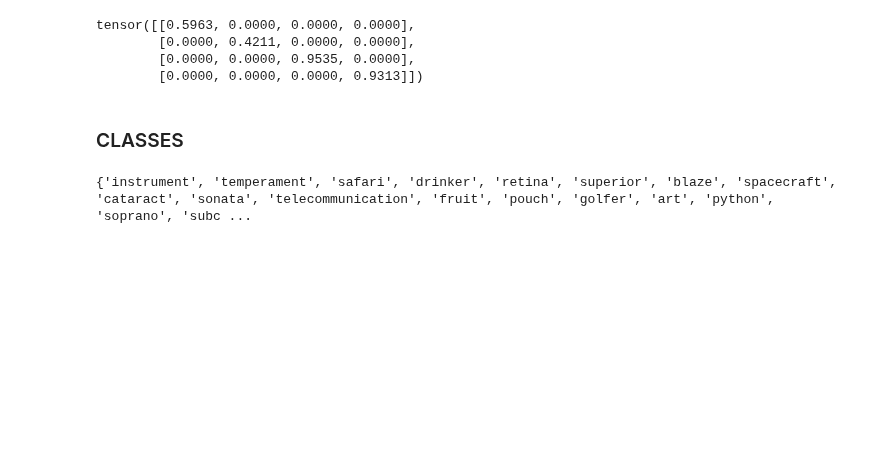
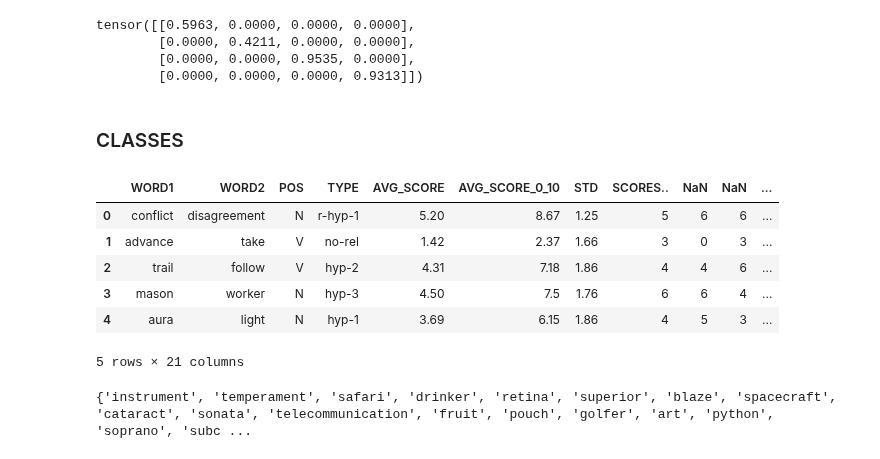
Before and after one commit to roritol/Bachelor-thesis, a Jupyter notebook: jupyter_notebook/Pipeline_Bert_Baroni.ipynb, the cells around one changed output. Cells and saved outputs as stored; diff of their text form; code cells hidden in the pictures; blank space fills up the shorter version.

```diff
--- a/jupyter_notebook/Pipeline_Bert_Baroni.ipynb
+++ b/jupyter_notebook/Pipeline_Bert_Baroni.ipynb
@@ -103,6 +103,30 @@ def cosine_similarity(a, b):
     cosine_similarity = nominator / denominator
 
     return cosine_similarity
+# %%
+file = "../Data/hyperlex-data/hyperlex-all.txt"
+
+results = []
+with open(file) as f:
+    line = f.readline()
+    while line:
+        results.append(line.strip().split(" "))
+        line = f.readline()
+f.close()
+
+HyperLex = pd.DataFrame(results)
+HyperLex.columns = HyperLex.iloc[0]
+HyperLex = HyperLex.iloc[1:].reset_index(drop=True)
+
+HyperLex.head()
+# %% [output]
+|  | WORD1 | WORD2 | POS | TYPE | AVG_SCORE | AVG_SCORE_0_10 | STD | SCORES.. | NaN | NaN | ... |
+| 0 | conflict | disagreement | N | r-hyp-1 | 5.20 | 8.67 | 1.25 | 5 | 6 | 6 | ... |
+| 1 | advance | take | V | no-rel | 1.42 | 2.37 | 1.66 | 3 | 0 | 3 | ... |
+| 2 | trail | follow | V | hyp-2 | 4.31 | 7.18 | 1.86 | 4 | 4 | 6 | ... |
+| 3 | mason | worker | N | hyp-3 | 4.50 | 7.5 | 1.76 | 6 | 6 | 4 | ... |
+| 4 | aura | light | N | hyp-1 | 3.69 | 6.15 | 1.86 | 4 | 5 | 3 | ... |
+5 rows × 21 columns
 # %%
 
 def import_baroni(neg_file, pos_file):
```
Also changed, not shown: 2 other files.
